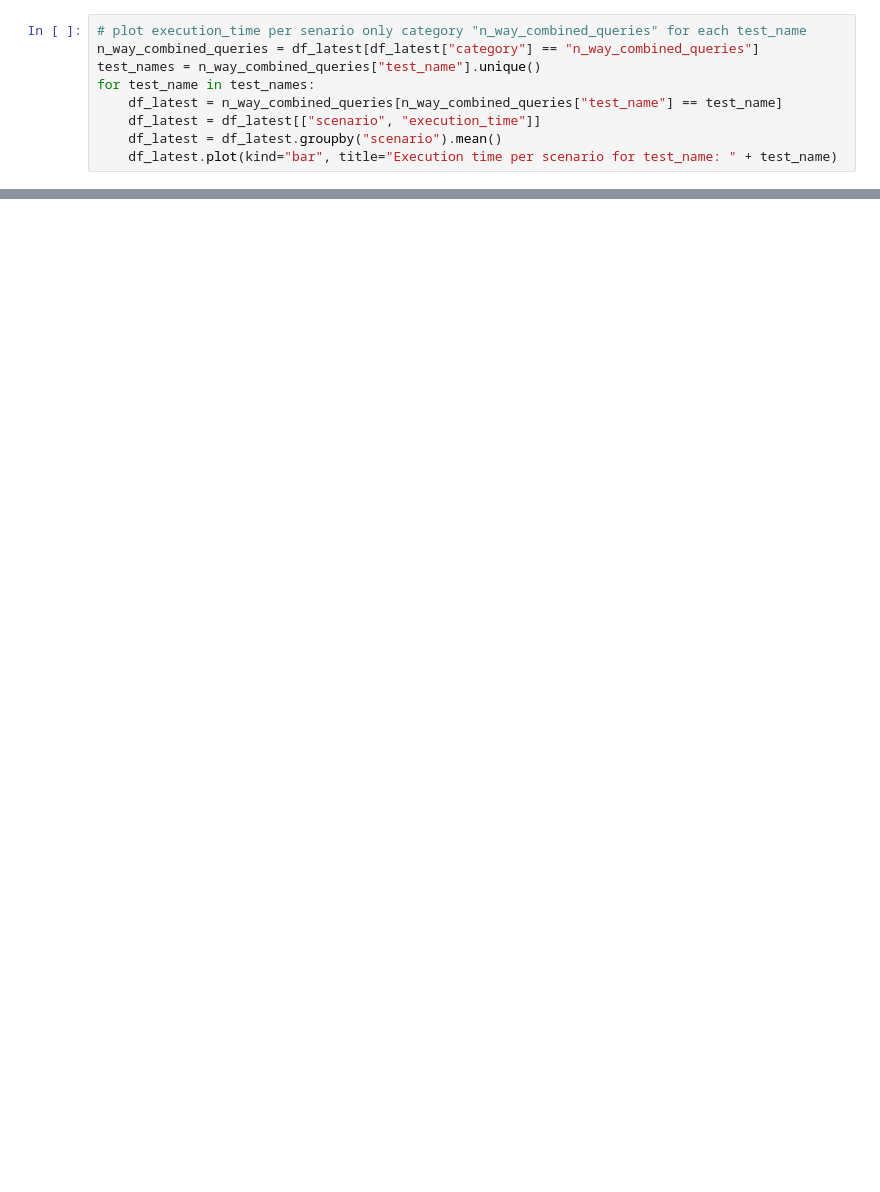
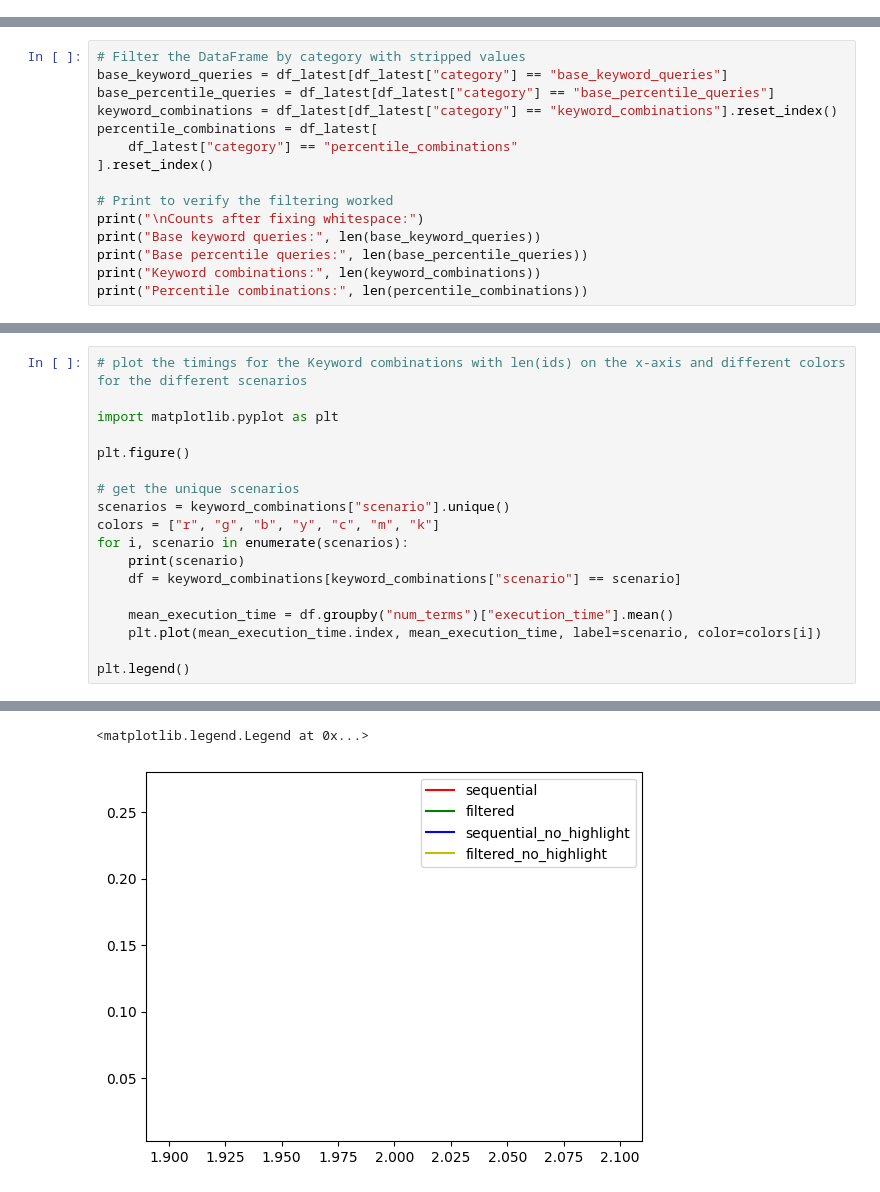
Before and after one commit to lbhm/fainder-demo, a Jupyter notebook: backend/performance_tests/analysis.ipynb, the cells around one changed output, grey strips where cells are left out. Saved outputs shown, nothing was run; the diff lists cells and outputs as text; blank space fills up the shorter version.

```diff
--- a/backend/performance_tests/analysis.ipynb
+++ b/backend/performance_tests/analysis.ipynb
@@ -45,9 +41,0 @@ scenario.plot(kind="bar", title="Execution time per scenario")
-# %%
-# plot execution_time per senario only category "n_way_combined_queries" for each test_name
-n_way_combined_queries = df_latest[df_latest["category"] == "n_way_combined_queries"]
-test_names = n_way_combined_queries["test_name"].unique()
-for test_name in test_names:
-    df_latest = n_way_combined_queries[n_way_combined_queries["test_name"] == test_name]
-    df_latest = df_latest[["scenario", "execution_time"]]
-    df_latest = df_latest.groupby("scenario").mean()
-    df_latest.plot(kind="bar", title="Execution time per scenario for test_name: " + test_name)
@@ -67,0 +42,15 @@ for test_name in test_names:
+# %%
+# Filter the DataFrame by category with stripped values
+base_keyword_queries = df_latest[df_latest["category"] == "base_keyword_queries"]
+base_percentile_queries = df_latest[df_latest["category"] == "base_percentile_queries"]
+keyword_combinations = df_latest[df_latest["category"] == "keyword_combinations"].reset_index()
+percentile_combinations = df_latest[
+    df_latest["category"] == "percentile_combinations"
+].reset_index()
+
+# Print to verify the filtering worked
+print("\nCounts after fixing whitespace:")
+print("Base keyword queries:", len(base_keyword_queries))
+print("Base percentile queries:", len(base_percentile_queries))
+print("Keyword combinations:", len(keyword_combinations))
+print("Percentile combinations:", len(percentile_combinations))
@@ -67,0 +63,19 @@ for test_name in test_names:
+# %%
+# plot the timings for the Keyword combinations with len(ids) on the x-axis and different colors for the different scenarios
+
+import matplotlib.pyplot as plt
+
+plt.figure()
+
+# get the unique scenarios
+scenarios = keyword_combinations["scenario"].unique()
+colors = ["r", "g", "b", "y", "c", "m", "k"]
+for i, scenario in enumerate(scenarios):
+    print(scenario)
+    df = keyword_combinations[keyword_combinations["scenario"] == scenario]
+
+    mean_execution_time = df.groupby("num_terms")["execution_time"].mean()
+    plt.plot(mean_execution_time.index, mean_execution_time, label=scenario, color=colors[i])
+
+plt.legend()
+# %% [output]
@@ -67,0 +86,2 @@ for test_name in test_names:
+<matplotlib.legend.Legend at 0x...>
+[figure, added]
```
Also changed, not shown: parts of 9 cells of this notebook, 6 other files.
